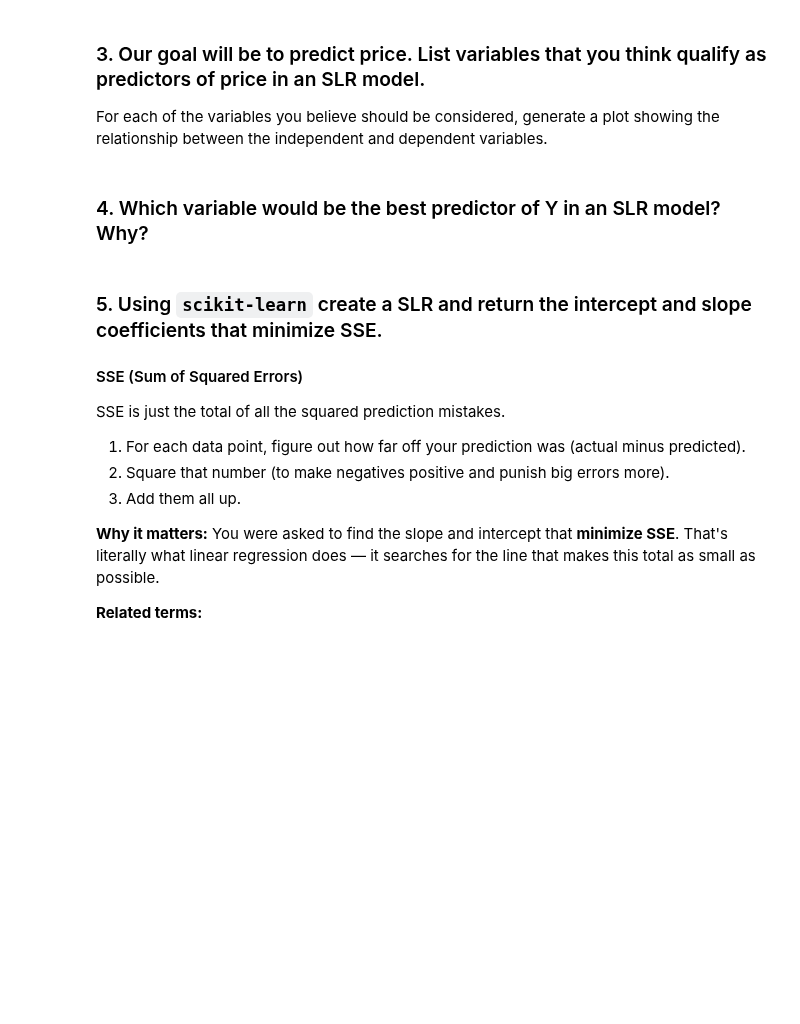
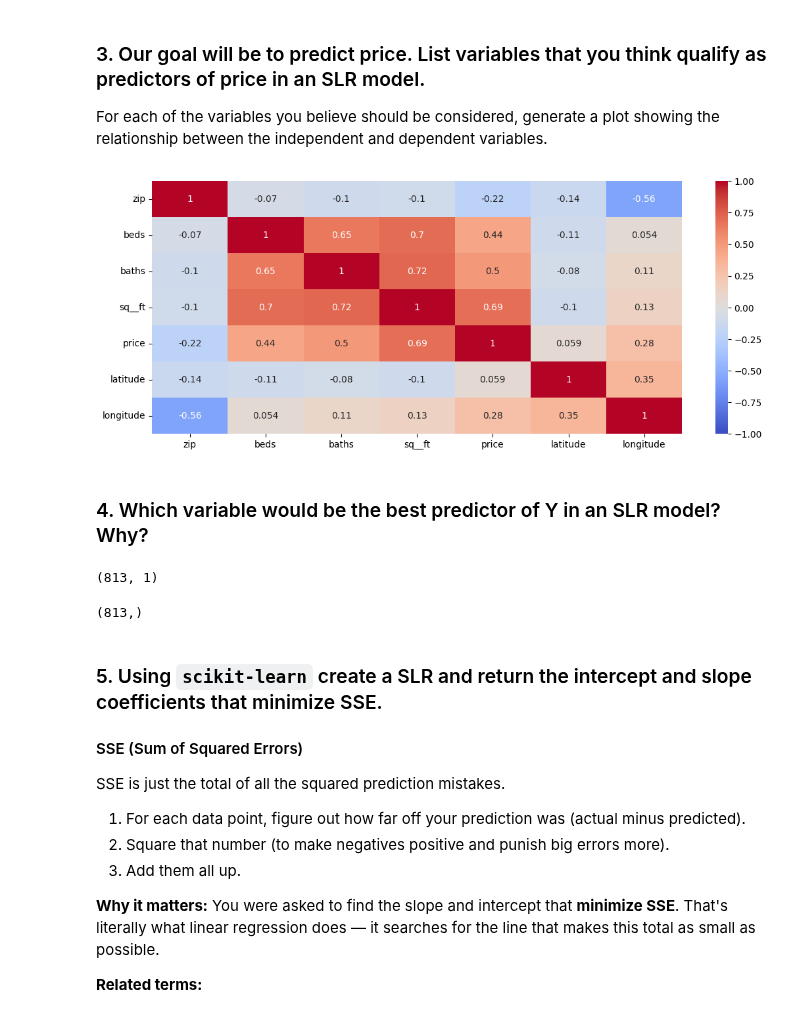
Before and after one commit to CharleyHananiaGA/DSB-Unit-03, a Jupyter notebook: labs/01 - Regression-Sacramento/lab-regression-sacramento-YOURNAME-HERE.ipynb, the cells around one changed output. Cells and saved outputs as stored; diff of their text form; code cells hidden in the pictures; blank space fills up the shorter version.

```diff
--- a/labs/01 - Regression-Sacramento/lab-regression-sacramento-YOURNAME-HERE.ipynb
+++ b/labs/01 - Regression-Sacramento/lab-regression-sacramento-YOURNAME-HERE.ipynb
@@ -32,5 +163,14 @@ dataframe.to_csv('./datasets/sacramento_cleaned_dataframe.csv', index=False)
 ### 3. Our goal will be to predict price. List variables that you think qualify as predictors of price in an SLR model.
 
 For each of the variables you believe should be considered, generate a plot showing the relationship between the independent and dependent variables.
+# %%
+ax, fig = plt.subplots(figsize=(13,5))
+sns.heatmap(sacr.corr(numeric_only=True),
+            annot=True,
+            vmin=-1,
+            vmax=1,
+            cmap='coolwarm');
+# %% [output]
+[figure, added]
 # %% [markdown]
 ### 4. Which variable would be the best predictor of Y in an SLR model? Why?
@@ -37,3 +182,11 @@ For each of the variables you believe should be considered, generate a plot show
+# %%
+X.shape
+# %% [output]
+(813, 1)
+# %%
+y.shape
+# %% [output]
+(813,)
 # %% [markdown]
 ### 5. Using `scikit-learn` create a SLR and return the intercept and slope coefficients that minimize SSE.
 
```
Also changed, not shown: parts of 35 cells of this notebook.
